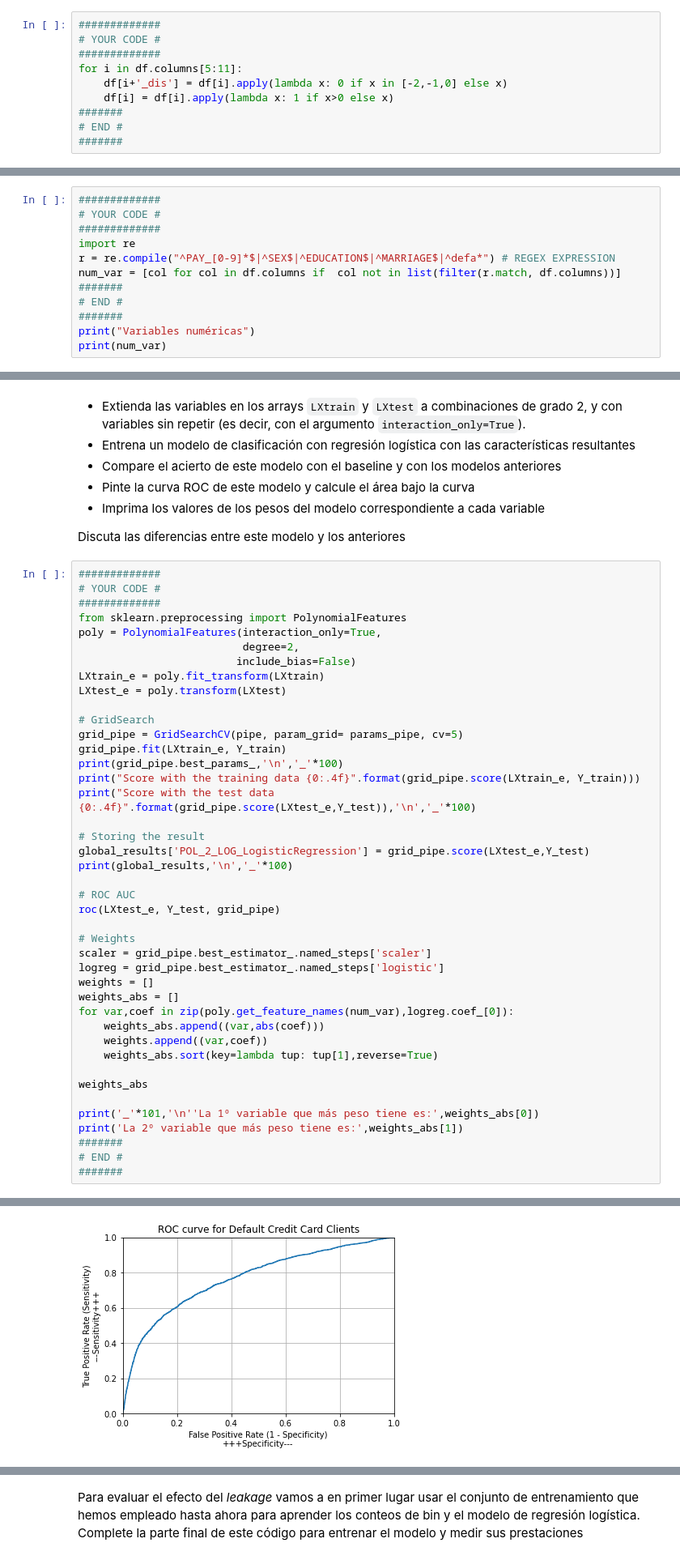
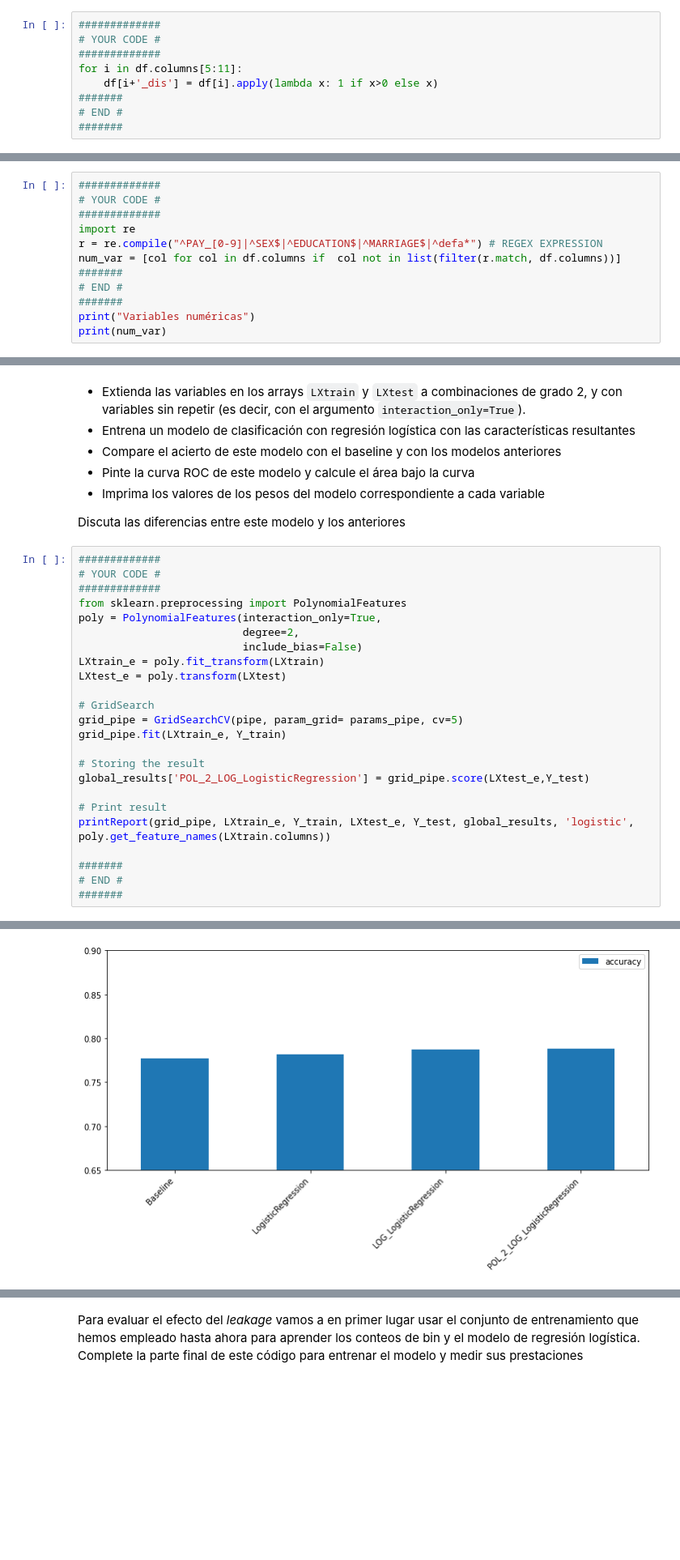
Before and after one commit to emunozlorenzo/UC3McourseML, a Jupyter notebook: Introducción a la ingeniería de características/HW1_estudiantes.ipynb, the cells around one changed output, grey strips where cells are left out. Shown at 81% size. Drawn from its saved outputs; the diff is of its cells as text; blank space fills up the shorter version.

```diff
--- a/Introducción a la ingeniería de características/HW1_estudiantes.ipynb
+++ b/Introducción a la ingeniería de características/HW1_estudiantes.ipynb
@@ -88,8 +150,7 @@ Básicamente tenéis que escribir código que:
 # YOUR CODE #
 #############
 for i in df.columns[5:11]:
-    df[i+'_dis'] = df[i].apply(lambda x: 0 if x in [-2,-1,0] else x)
-    df[i] = df[i].apply(lambda x: 1 if x>0 else x)
+    df[i+'_dis'] = df[i].apply(lambda x: 1 if x>0 else x)
 #######
 # END #
 #######
@@ -147,7 +231,7 @@ df.head()
 # YOUR CODE #
 #############
 import re
-r = re.compile("^PAY_[0-9]*$|^SEX$|^EDUCATION$|^MARRIAGE$|^defa*") # REGEX EXPRESSION
+r = re.compile("^PAY_[0-9]|^SEX$|^EDUCATION$|^MARRIAGE$|^defa*") # REGEX EXPRESSION
 num_var = [col for col in df.columns if  col not in list(filter(r.match, df.columns))]
 #######
 # END #
@@ -362,38 +510,20 @@ Discuta las diferencias entre este modelo y los anteriores
 from sklearn.preprocessing import PolynomialFeatures
 poly = PolynomialFeatures(interaction_only=True,
                           degree=2,
-                         include_bias=False)
+                          include_bias=False)
 LXtrain_e = poly.fit_transform(LXtrain)
 LXtest_e = poly.transform(LXtest)
 
 # GridSearch
 grid_pipe = GridSearchCV(pipe, param_grid= params_pipe, cv=5)
 grid_pipe.fit(LXtrain_e, Y_train)
-print(grid_pipe.best_params_,'\n','_'*100)
-print("Score with the training data {0:.4f}".format(grid_pipe.score(LXtrain_e, Y_train)))
-print("Score with the test data {0:.4f}".format(grid_pipe.score(LXtest_e,Y_test)),'\n','_'*100)
 
 # Storing the result
 global_results['POL_2_LOG_LogisticRegression'] = grid_pipe.score(LXtest_e,Y_test)
-print(global_results,'\n','_'*100)
 
-# ROC AUC
-roc(LXtest_e, Y_test, grid_pipe)
+# Print result
+printReport(grid_pipe, LXtrain_e, Y_train, LXtest_e, Y_test, global_results, 'logistic', poly.get_feature_names(LXtrain.columns))
 
-# Weights
-scaler = grid_pipe.best_estimator_.named_steps['scaler']
-logreg = grid_pipe.best_estimator_.named_steps['logistic']
-weights = []
-weights_abs = []
-for var,coef in zip(poly.get_feature_names(num_var),logreg.coef_[0]):
-    weights_abs.append((var,abs(coef)))
-    weights.append((var,coef))
-    weights_abs.sort(key=lambda tup: tup[1],reverse=True)
-
-weights_abs
-
-print('_'*101,'\n''La 1º variable que más peso tiene es:',weights_abs[0])
-print('La 2º variable que más peso tiene es:',weights_abs[1])
 #######
 # END #
 #######
@@ -412 +538 @@ La 2º variable que más peso tiene es: ('BILL_AMT1 PAY_0_dis', 1.90438421492767
-[figure, old version]
+[figure, new version]
```
Also changed, not shown: parts of 39 cells of this notebook.
